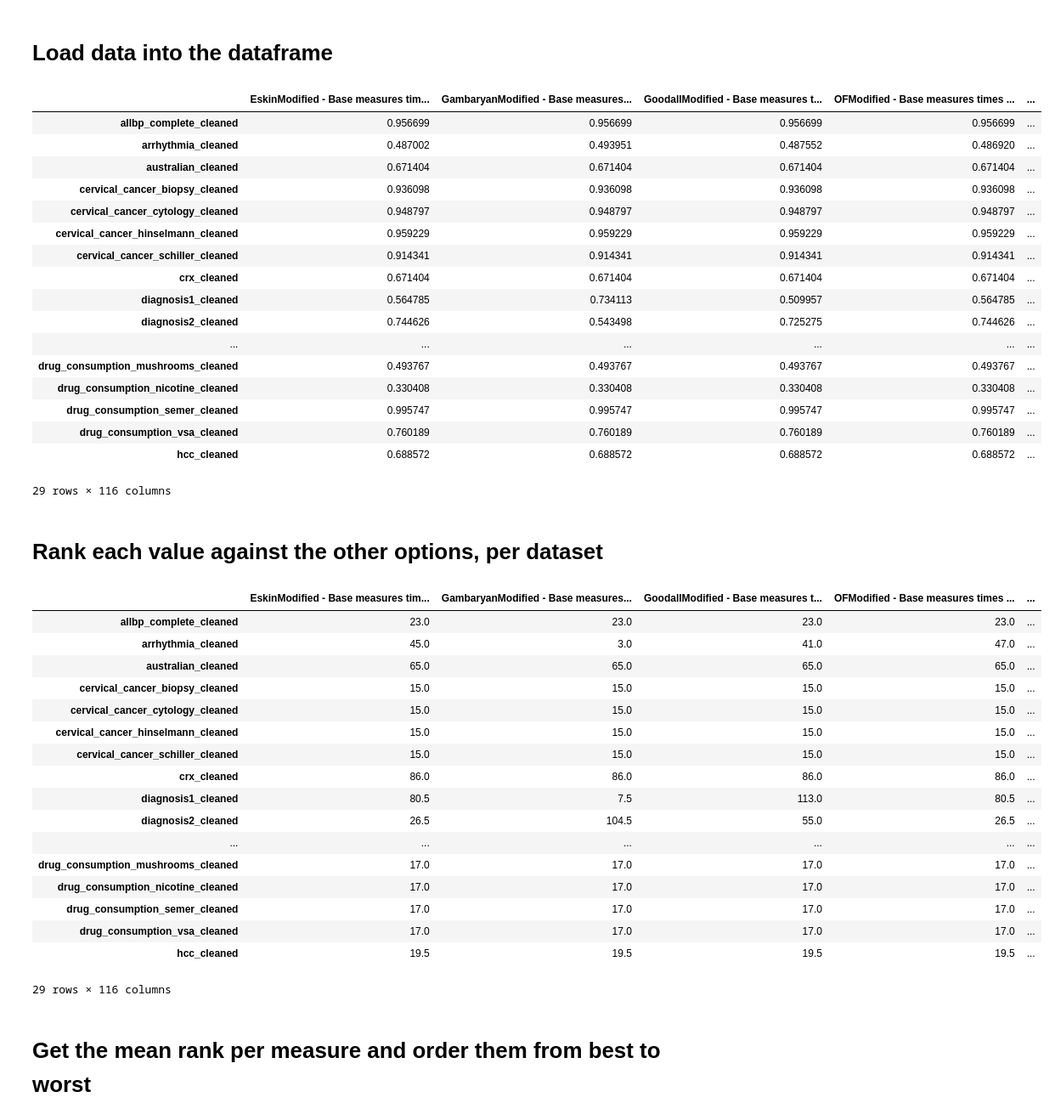
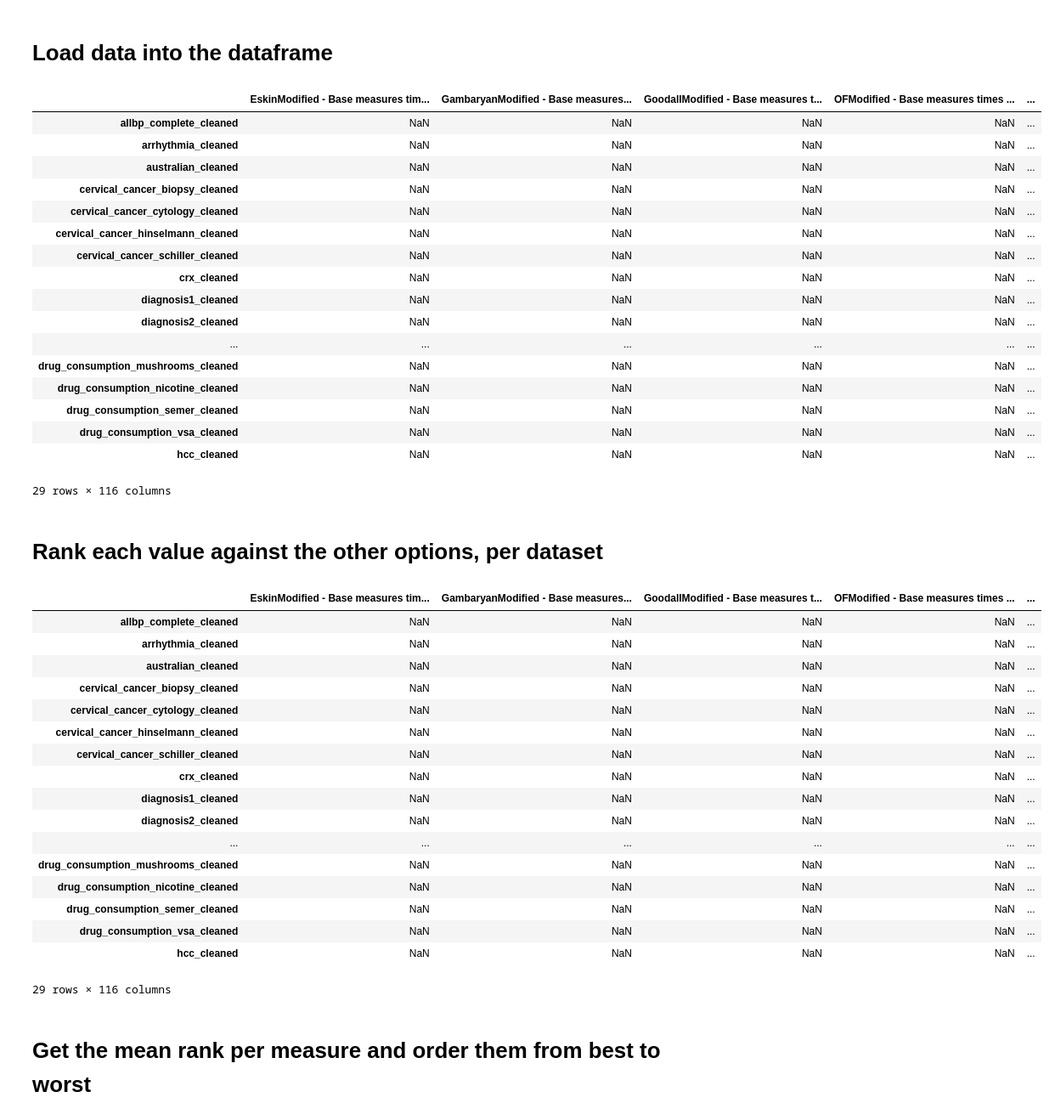
Before and after one commit to edjacob25/DissimilarityMeasures, a Jupyter notebook: scripts/Results_analysis2.ipynb, the cells around one changed output. Shown: that part at 85% size. Drawn from its saved outputs; the diff is of its cells as text; code cells hidden in the pictures.

```diff
--- a/scripts/Results_analysis2.ipynb
+++ b/scripts/Results_analysis2.ipynb
@@ -22,50 +23,56 @@ headers = []
 datasets = []
 series = []
 serie = None
 repo = git.Repo(search_parent_directories=True)
 
 for experiment in session.query(Experiment).order_by(Experiment.file_name):
 #for experiment in session.query(Experiment).filter(or_(Experiment.set_id==i for i in [17])).order_by(Experiment.file_name):
+#for experiment in session.query(Experiment).filter(Experiment.number_of_clusters == Experiment.number_of_classes).order_by(Experiment.file_name):
     if last != experiment.file_name:
         last = experiment.file_name
         dataset_name = experiment.file_name.rsplit('/')[-1].split(".")[0]
         datasets.append(dataset_name)
         if serie is not None:
             series.append(serie)
         serie = []
     message = repo.commit(experiment.set.commit).message.strip()
     message = experiment.set.description
     measure =  experiment.method.split('.')[-1]
     if "LearningBased" in measure:
         strategy = measure.split(" ")[4]
         weight = measure.split(" ")[6]
         measure = f"LearningBased strategy {strategy}, weight {weight}"
     header = f"{measure} - {message} - {experiment.set.commit}"
     if header not in headers:
         headers.append(header)
-    serie.append(experiment.f_score)
+    if experiment.number_of_classes is None or experiment.number_of_clusters < experiment.number_of_classes /2:
+        serie.append(np.nan)
+    else:
+        serie.append(experiment.f_score)
+
+
 series.append(serie)
 
 df = pd.DataFrame(series, index = datasets, columns=headers)
 df
 # %% [output]
 |  | EskinModified - Base measures tim... | GambaryanModified - Base measures... | GoodallModified - Base measures t... | OFModified - Base measures times ... | ... |
-| allbp_complete_cleaned | 0.956699 | 0.956699 | 0.956699 | 0.956699 | ... |
-| arrhythmia_cleaned | 0.487002 | 0.493951 | 0.487552 | 0.486920 | ... |
-| australian_cleaned | 0.671404 | 0.671404 | 0.671404 | 0.671404 | ... |
-| cervical_cancer_biopsy_cleaned | 0.936098 | 0.936098 | 0.936098 | 0.936098 | ... |
-| cervical_cancer_cytology_cleaned | 0.948797 | 0.948797 | 0.948797 | 0.948797 | ... |
-| cervical_cancer_hinselmann_cleaned | 0.959229 | 0.959229 | 0.959229 | 0.959229 | ... |
-| cervical_cancer_schiller_cleaned | 0.914341 | 0.914341 | 0.914341 | 0.914341 | ... |
-| crx_cleaned | 0.671404 | 0.671404 | 0.671404 | 0.671404 | ... |
-| diagnosis1_cleaned | 0.564785 | 0.734113 | 0.509957 | 0.564785 | ... |
-| diagnosis2_cleaned | 0.744626 | 0.543498 | 0.725275 | 0.744626 | ... |
+| allbp_complete_cleaned | NaN | NaN | NaN | NaN | ... |
+| arrhythmia_cleaned | NaN | NaN | NaN | NaN | ... |
+| australian_cleaned | NaN | NaN | NaN | NaN | ... |
+| cervical_cancer_biopsy_cleaned | NaN | NaN | NaN | NaN | ... |
+| cervical_cancer_cytology_cleaned | NaN | NaN | NaN | NaN | ... |
+| cervical_cancer_hinselmann_cleaned | NaN | NaN | NaN | NaN | ... |
+| cervical_cancer_schiller_cleaned | NaN | NaN | NaN | NaN | ... |
+| crx_cleaned | NaN | NaN | NaN | NaN | ... |
+| diagnosis1_cleaned | NaN | NaN | NaN | NaN | ... |
+| diagnosis2_cleaned | NaN | NaN | NaN | NaN | ... |
 | ... | ... | ... | ... | ... | ... |
-| drug_consumption_mushrooms_cleaned | 0.493767 | 0.493767 | 0.493767 | 0.493767 | ... |
-| drug_consumption_nicotine_cleaned | 0.330408 | 0.330408 | 0.330408 | 0.330408 | ... |
-| drug_consumption_semer_cleaned | 0.995747 | 0.995747 | 0.995747 | 0.995747 | ... |
-| drug_consumption_vsa_cleaned | 0.760189 | 0.760189 | 0.760189 | 0.760189 | ... |
-| hcc_cleaned | 0.688572 | 0.688572 | 0.688572 | 0.688572 | ... |
+| drug_consumption_mushrooms_cleaned | NaN | NaN | NaN | NaN | ... |
+| drug_consumption_nicotine_cleaned | NaN | NaN | NaN | NaN | ... |
+| drug_consumption_semer_cleaned | NaN | NaN | NaN | NaN | ... |
+| drug_consumption_vsa_cleaned | NaN | NaN | NaN | NaN | ... |
+| hcc_cleaned | NaN | NaN | NaN | NaN | ... |
 29 rows × 116 columns
 # %% [markdown]
 # Rank each value against the other options, per dataset
@@ -74,22 +81,22 @@ dft = df.apply(lambda x: x.rank(ascending=False), axis = 1)
 dft
 # %% [output]
 |  | EskinModified - Base measures tim... | GambaryanModified - Base measures... | GoodallModified - Base measures t... | OFModified - Base measures times ... | ... |
-| allbp_complete_cleaned | 23.0 | 23.0 | 23.0 | 23.0 | ... |
-| arrhythmia_cleaned | 45.0 | 3.0 | 41.0 | 47.0 | ... |
-| australian_cleaned | 65.0 | 65.0 | 65.0 | 65.0 | ... |
-| cervical_cancer_biopsy_cleaned | 15.0 | 15.0 | 15.0 | 15.0 | ... |
-| cervical_cancer_cytology_cleaned | 15.0 | 15.0 | 15.0 | 15.0 | ... |
-| cervical_cancer_hinselmann_cleaned | 15.0 | 15.0 | 15.0 | 15.0 | ... |
-| cervical_cancer_schiller_cleaned | 15.0 | 15.0 | 15.0 | 15.0 | ... |
-| crx_cleaned | 86.0 | 86.0 | 86.0 | 86.0 | ... |
-| diagnosis1_cleaned | 80.5 | 7.5 | 113.0 | 80.5 | ... |
-| diagnosis2_cleaned | 26.5 | 104.5 | 55.0 | 26.5 | ... |
+| allbp_complete_cleaned | NaN | NaN | NaN | NaN | ... |
+| arrhythmia_cleaned | NaN | NaN | NaN | NaN | ... |
+| australian_cleaned | NaN | NaN | NaN | NaN | ... |
+| cervical_cancer_biopsy_cleaned | NaN | NaN | NaN | NaN | ... |
+| cervical_cancer_cytology_cleaned | NaN | NaN | NaN | NaN | ... |
+| cervical_cancer_hinselmann_cleaned | NaN | NaN | NaN | NaN | ... |
+| cervical_cancer_schiller_cleaned | NaN | NaN | NaN | NaN | ... |
+| crx_cleaned | NaN | NaN | NaN | NaN | ... |
+| diagnosis1_cleaned | NaN | NaN | NaN | NaN | ... |
+| diagnosis2_cleaned | NaN | NaN | NaN | NaN | ... |
 | ... | ... | ... | ... | ... | ... |
-| drug_consumption_mushrooms_cleaned | 17.0 | 17.0 | 17.0 | 17.0 | ... |
-| drug_consumption_nicotine_cleaned | 17.0 | 17.0 | 17.0 | 17.0 | ... |
-| drug_consumption_semer_cleaned | 17.0 | 17.0 | 17.0 | 17.0 | ... |
-| drug_consumption_vsa_cleaned | 17.0 | 17.0 | 17.0 | 17.0 | ... |
-| hcc_cleaned | 19.5 | 19.5 | 19.5 | 19.5 | ... |
+| drug_consumption_mushrooms_cleaned | NaN | NaN | NaN | NaN | ... |
+| drug_consumption_nicotine_cleaned | NaN | NaN | NaN | NaN | ... |
+| drug_consumption_semer_cleaned | NaN | NaN | NaN | NaN | ... |
+| drug_consumption_vsa_cleaned | NaN | NaN | NaN | NaN | ... |
+| hcc_cleaned | NaN | NaN | NaN | NaN | ... |
 29 rows × 116 columns
 # %% [markdown]
 # Get the mean rank per measure and order them from best to worst
```
Also changed, not shown: parts of 8 cells of this notebook, 1 other file.
